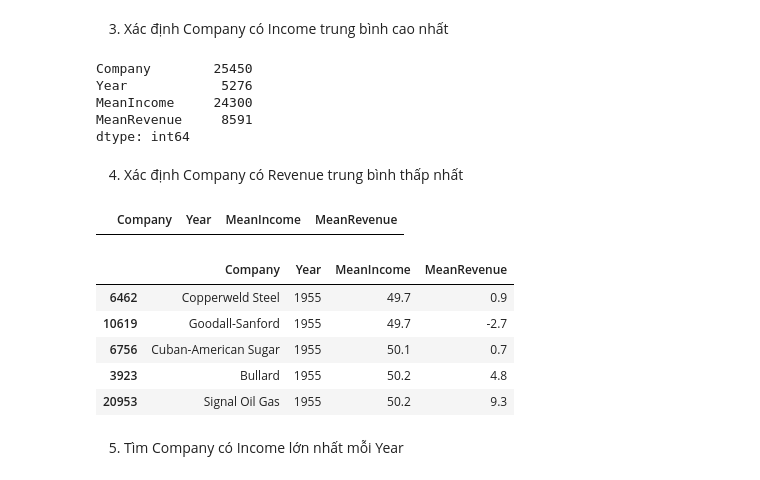
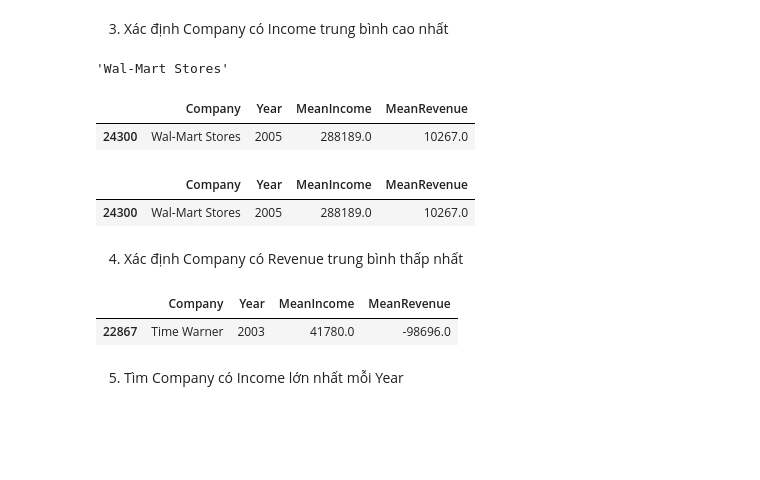
Before and after one commit to MathematicGuy/Machine-Learning-2024, a Jupyter notebook: Learn/DataAnalysis/Analysis.ipynb, the cells around one changed output. Saved outputs shown, nothing was run; the diff lists cells and outputs as text; code cells hidden in the pictures; blank space fills up the shorter version.

```diff
--- a/Learn/DataAnalysis/Analysis.ipynb
+++ b/Learn/DataAnalysis/Analysis.ipynb
@@ -72,32 +74,36 @@ company_mean.head()
 # %% [markdown]
 3. Xác định Company có Income trung bình cao nhất
-# %%
-highest_mean_revenue_yearly = company_mean.sort_values(by='MeanIncome').idxmax()
-highest_mean_revenue_yearly.head()
-# %% [output]
-Company        25450
-Year            5276
-MeanIncome     24300
-MeanRevenue     8591
-dtype: int64
+# %%
+#? Method 1: retrieve max value by index -> retrieve 1 only
+highest_mean_income_index = company_mean['MeanIncome'].idxmax()
+highest_mean_income_company = company_mean.loc[highest_mean_income_index, 'Company']
+
+highest_mean_income_company
+# %% [output]
+'Wal-Mart Stores'
+# %%
+#? Method 2: retrieve max value bu sorting -> can retrieve multiple company if their income is duplpicated
+highest_mean_income = company_mean['MeanIncome'].min()
+highest_mean_income_company = company_mean[company_mean['MeanIncome'] == highest_mean_income]
+highest_mean_income_company
+# %% [output]
+|  | Company | Year | MeanIncome | MeanRevenue |
+| 24300 | Wal-Mart Stores | 2005 | 288189.0 | 10267.0 |
+# %%
+#? Method 3: Retrieve by sorting and .head(1)
+highest_mean_income_company = company_mean.sort_values(by='MeanIncome', ascending=False)
+highest_mean_income_company.head(1)
+# %% [output]
+|  | Company | Year | MeanIncome | MeanRevenue |
+| 24300 | Wal-Mart Stores | 2005 | 288189.0 | 10267.0 |
 # %% [markdown]
 4. Xác định Company có Revenue trung bình thấp nhất
 # %%
-min_revenue = company_mean['MeanRevenue'].idxmin()
+min_revenue = company_mean['MeanRevenue'].min()
 lowest_mean_revenue_yearly = company_mean[company_mean['MeanRevenue'] == min_revenue]
 lowest_mean_revenue_yearly
 # %% [output]
 |  | Company | Year | MeanIncome | MeanRevenue |
+| 22867 | Time Warner | 2003 | 41780.0 | -98696.0 |
-# %%
-# Verify Result
-lowest_mean_revenue_yearly = company_mean.sort_values(by='MeanRevenue', ascending=True)
-lowest_mean_revenue_yearly.head()
-# %% [output]
-|  | Company | Year | MeanIncome | MeanRevenue |
-| 6462 | Copperweld Steel | 1955 | 49.7 | 0.9 |
-| 10619 | Goodall-Sanford | 1955 | 49.7 | -2.7 |
-| 6756 | Cuban-American Sugar | 1955 | 50.1 | 0.7 |
-| 3923 | Bullard | 1955 | 50.2 | 4.8 |
-| 20953 | Signal Oil Gas | 1955 | 50.2 | 9.3 |
 # %% [markdown]
 5. Tìm Company có Income lớn nhất mỗi Year
```
Also changed, not shown: parts of 8 cells of this notebook.
